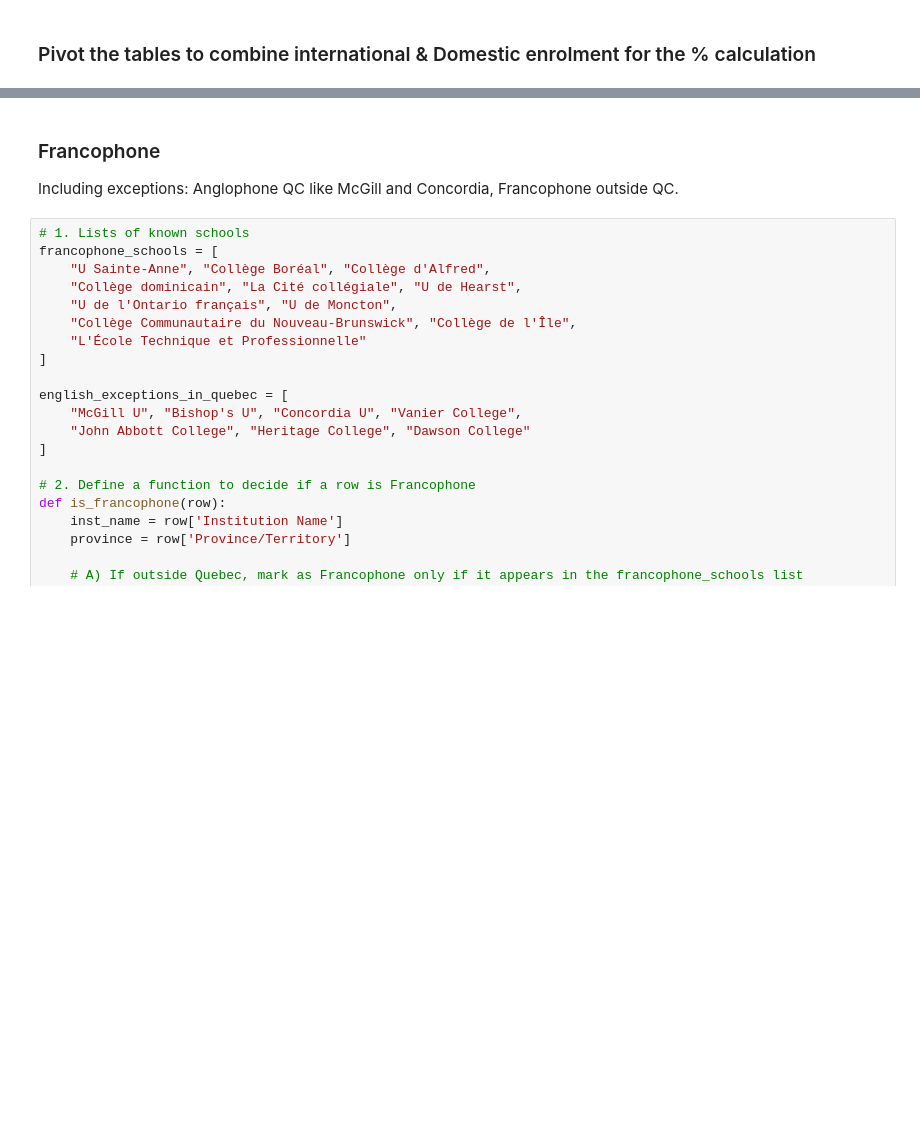
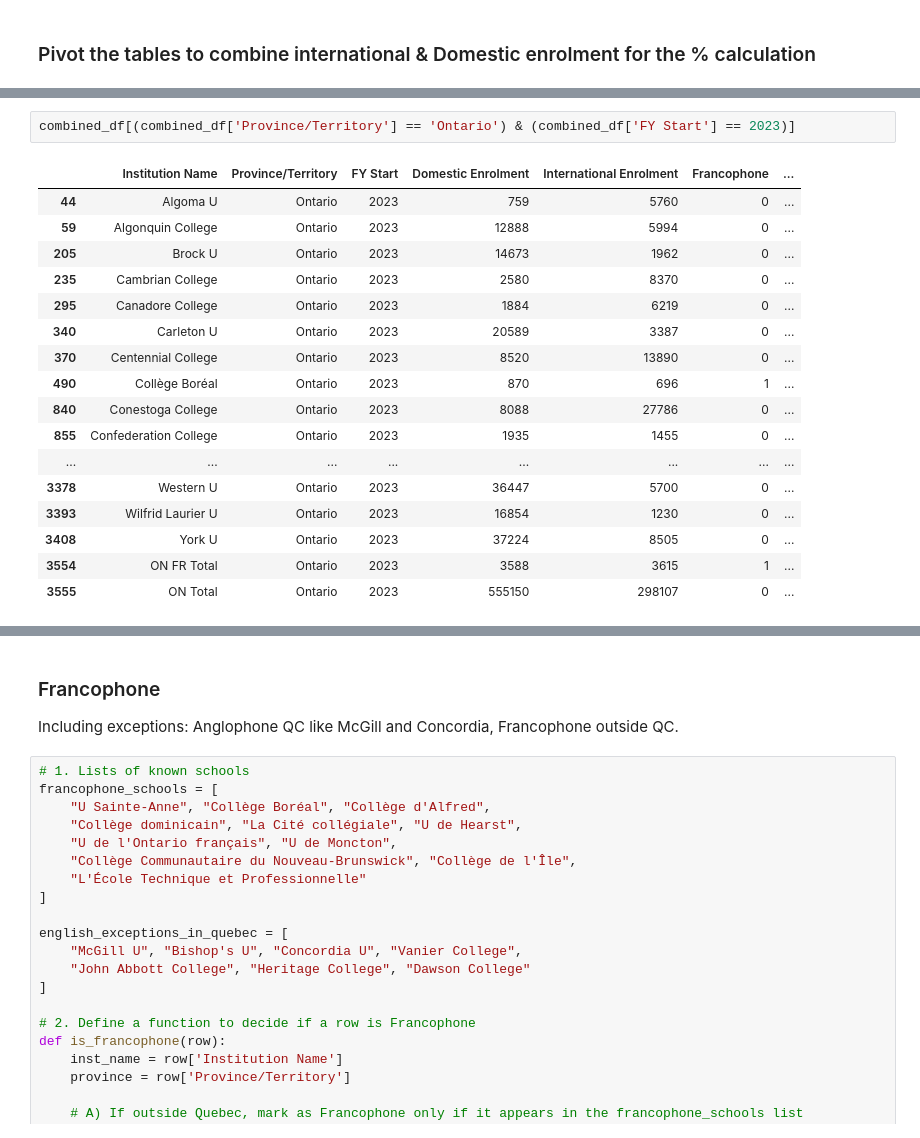
Before and after one commit to tjjdoherty/canadian-psi-project, a Jupyter notebook: domestic_intl.ipynb, the cells around one changed output, grey strips where cells are left out. Saved outputs shown, nothing was run; the diff lists cells and outputs as text; blank space fills up the shorter version.

```diff
--- a/domestic_intl.ipynb
+++ b/domestic_intl.ipynb
@@ -1676,0 +1697,20 @@ combined_df.sample(4)
+# %%
+combined_df[(combined_df['Province/Territory'] == 'Ontario') & (combined_df['FY Start'] == 2023)]
+# %% [output]
+|  | Institution Name | Province/Territory | FY Start | Domestic Enrolment | International Enrolment | Francophone | ... |
+| 44 | Algoma U | Ontario | 2023 | 759 | 5760 | 0 | ... |
+| 59 | Algonquin College | Ontario | 2023 | 12888 | 5994 | 0 | ... |
+| 205 | Brock U | Ontario | 2023 | 14673 | 1962 | 0 | ... |
+| 235 | Cambrian College | Ontario | 2023 | 2580 | 8370 | 0 | ... |
+| 295 | Canadore College | Ontario | 2023 | 1884 | 6219 | 0 | ... |
+| 340 | Carleton U | Ontario | 2023 | 20589 | 3387 | 0 | ... |
+| 370 | Centennial College | Ontario | 2023 | 8520 | 13890 | 0 | ... |
+| 490 | Collège Boréal | Ontario | 2023 | 870 | 696 | 1 | ... |
+| 840 | Conestoga College | Ontario | 2023 | 8088 | 27786 | 0 | ... |
+| 855 | Confederation College | Ontario | 2023 | 1935 | 1455 | 0 | ... |
+| ... | ... | ... | ... | ... | ... | ... | ... |
+| 3378 | Western U | Ontario | 2023 | 36447 | 5700 | 0 | ... |
+| 3393 | Wilfrid Laurier U | Ontario | 2023 | 16854 | 1230 | 0 | ... |
+| 3408 | York U | Ontario | 2023 | 37224 | 8505 | 0 | ... |
+| 3554 | ON FR Total | Ontario | 2023 | 3588 | 3615 | 1 | ... |
+| 3555 | ON Total | Ontario | 2023 | 555150 | 298107 | 0 | ... |
```
Also changed, not shown: parts of 17 cells of this notebook.
